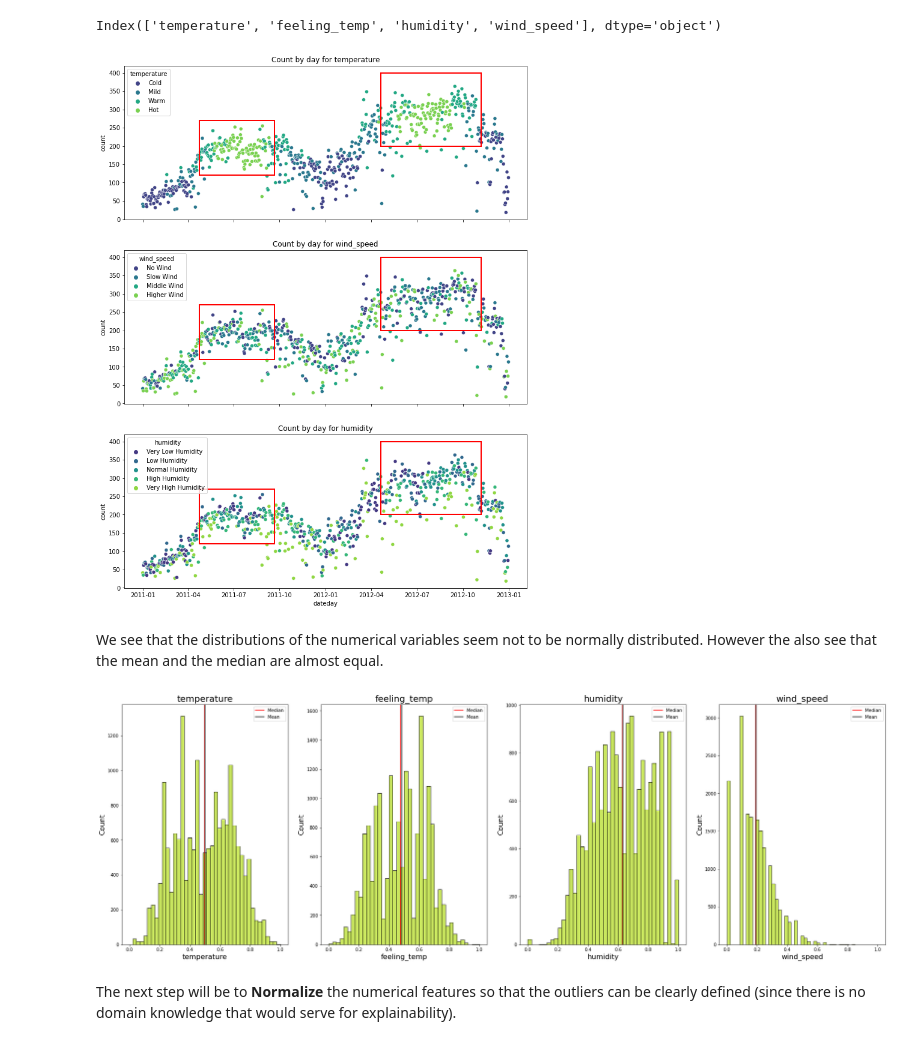
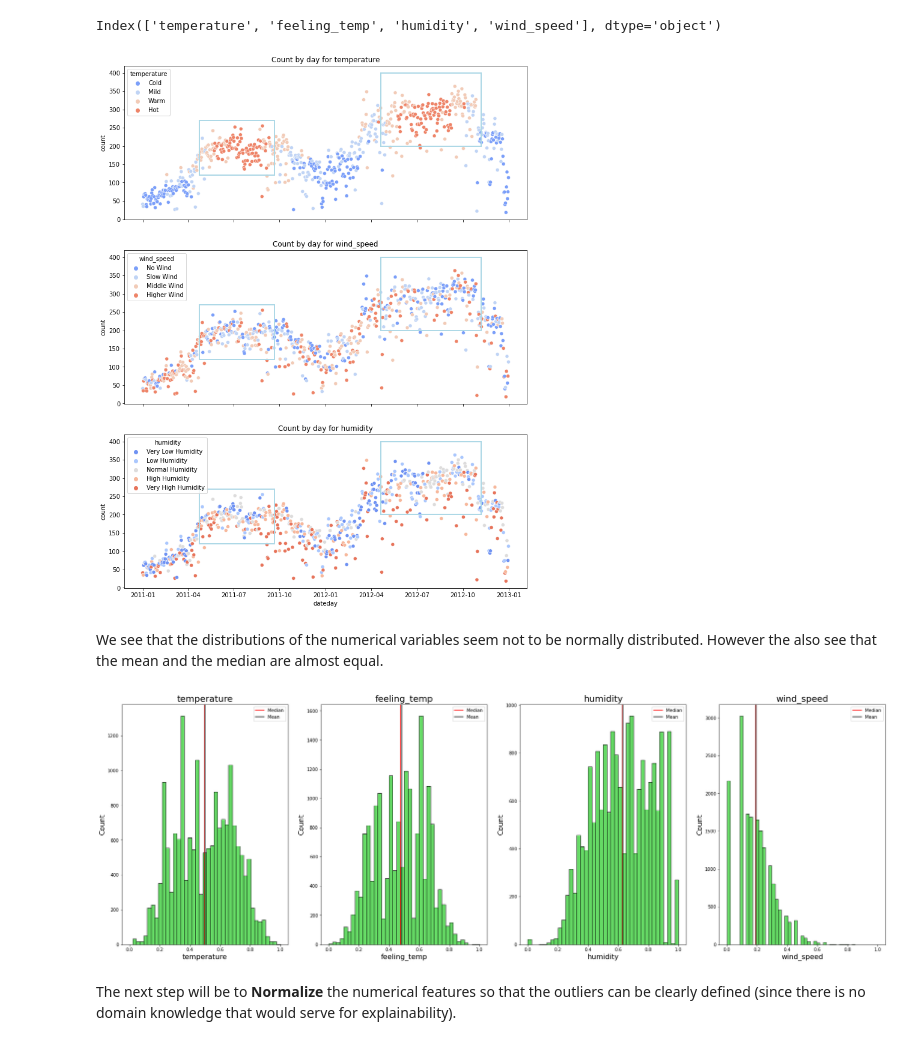
Before and after one commit to Timorig/bikes_prediction, a Jupyter notebook: Predicting_Bikes_demand_project.ipynb, the cells around one changed output. Saved outputs shown, nothing was run; the diff lists cells and outputs as text; code cells hidden in the pictures.

```diff
--- a/Predicting_Bikes_demand_project.ipynb
+++ b/Predicting_Bikes_demand_project.ipynb
@@ -665,20 +665,20 @@ bin_data["humidity"] = pd.qcut(bin_data["humidity"], 5, labels=["Very Low Humidi
 fig, axes = plt.subplots(3, 1, figsize=(12, 16), sharex=True)
 
 for ax, column in zip(axes.ravel(), columns):
-    sns.scatterplot(x=bin_data.index, y=bin_data["count"], hue=bin_data[column], palette="viridis", ax=ax)
+    sns.scatterplot(x=bin_data.index, y=bin_data["count"], hue=bin_data[column], palette="coolwarm", ax=ax)
     ax.add_patch( Rectangle((15450, 200),
                         200, 200,
                         fc ='none',
-                        ec ='red',
+                        ec ='lightblue',
                         lw = 2))
     ax.add_patch( Rectangle((15088, 120),
                         150, 150,
                         fc ='none',
-                        ec ='red',
+                        ec ='lightblue',
                         lw = 2))
     ax.set_title(f"Count by day for {column}")
 # %% [output]
-[figure, old version]
+[figure, new version]
 # %% [markdown]
 We see that the distributions of the numerical variables seem not to be normally distributed. However the also see that the mean and the median are almost equal.
 # %%
@@ -686,17 +686,17 @@ initial_hour_df.reset_index(inplace=True)
 # %%
 fig, axes = plt.subplots(1, 4, figsize=(31, 10), sharex=True)
 
 for column, ax in zip(numerical_features, axes.ravel()):
 
-    sns.histplot(initial_hour_df.loc[:, column], bins=40, color="#B8DE29FF", ax=ax)
+    sns.histplot(initial_hour_df.loc[:, column], bins=40, color='limegreen', ax=ax)
     ax.set_title(column, size=20)
     ax.axvline(np.mean(initial_hour_df.loc[:, column].dropna(0)), color="red")
     ax.axvline(np.median(initial_hour_df.loc[:, column].dropna(0)), color="black")
     ax.legend(["Median", "Mean"])
     ax.set_xlabel(column, size=16)
     ax.set_ylabel("Count", size=16)
 # %% [output]
-[figure, old version]
+[figure, new version]
 # %% [markdown]
 The next step will be to **Normalize** the numerical features so that the outliers can be clearly defined (since there is no domain knowledge that would serve for explainability).
 # %% [markdown]
```
Also changed, not shown: parts of 5 cells of this notebook.
